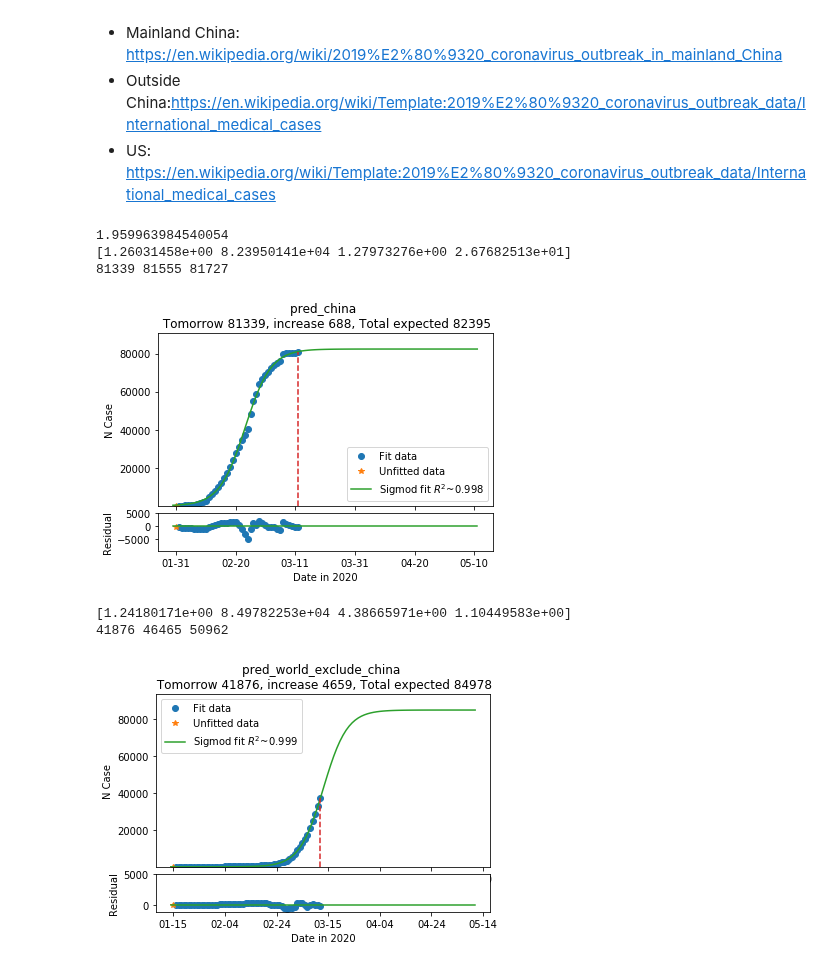
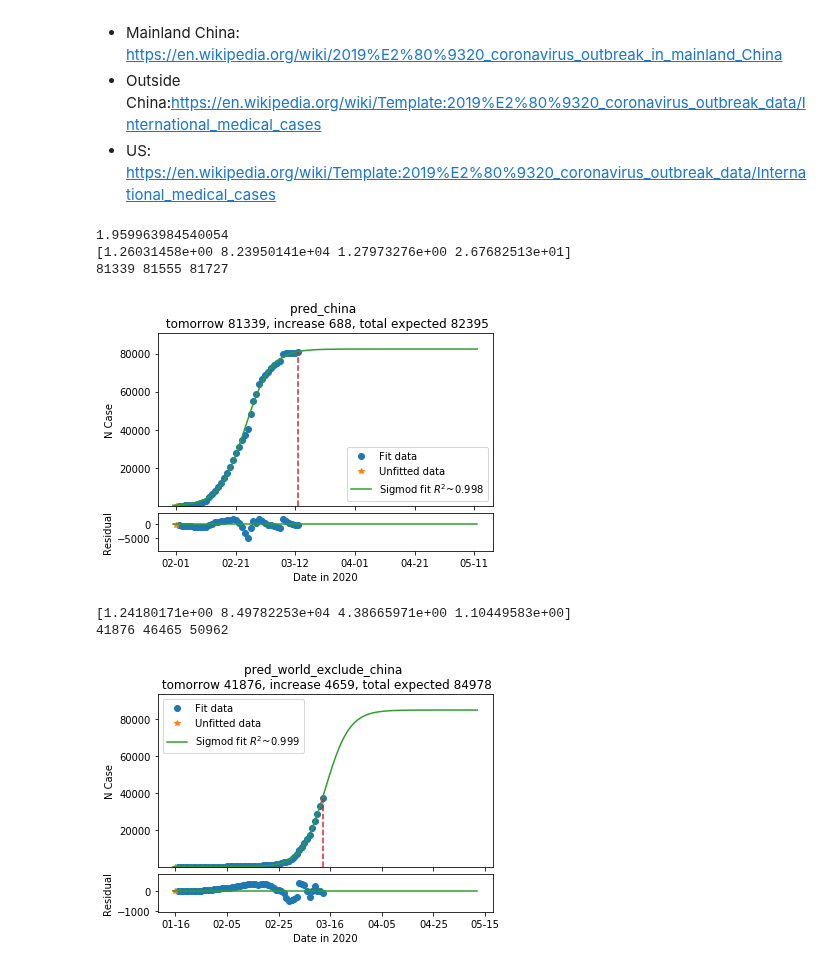
Before and after one commit to tongbaojia/vr_2020, a Jupyter notebook: Virus_study.ipynb, the cells around one changed output. Drawn from its saved outputs; the diff is of its cells as text; code cells hidden in the pictures.

```diff
--- a/Virus_study.ipynb
+++ b/Virus_study.ipynb
@@ -33,7 +33,7 @@ df_us = df_us.fillna(0)
 # df_china["Cases"] = df_china["Cases"].apply(lambda x: int(x.replace(",", "")))
 # df_china.to_csv("Data/China_20200307.csv", index=False)
 # %%
-tmr_date = date.today() + timedelta(days=1)
+tmr_date = date.today() # + timedelta(days=1)
 # %%
 # Define confidence interval.
 ci = 0.95
@@ -95,47 +95,47 @@ def prediction(dates, total, my_func, name="sigmoid"):
     ax1.plot(x_prev_data, y_prev_data, '*', label='Unfitted data')
     ax1.plot(x, y, label=r'Sigmod fit $R^2$~{}'.format(round(R2, 3)))
     ax1.plot([len(total) - starting_index, len(total) - starting_index], [0, ydata[-1]], '--')
-    ax1.set_title("{} \n Tomorrow {}, increase {}, Total expected {}".format(name, pred, pred - total[-1], total_expected))
+    ax1.set_title("{} \n tomorrow {}, increase {}, total expected {}".format(name, pred, pred - total[-1], total_expected))
     ax1.set_ylim(1, total_expected * 1.1)
     ax1.legend(loc='best')
     # ax1.set_xticks([])
     # ax1.set_xlabel('Date')
     ax1.set_ylabel('N Case')
 
     residuals = ydata - my_func(xdata, *popt)
     prev_residuals = y_prev_data - my_func(x_prev_data, *popt)
     ax2.plot(xdata, residuals, 'o', label='residuals')
     ax2.plot(x_prev_data, prev_residuals, '*', label='prev residuals')
     ax2.plot(x, np.zeros(len(x)))
-    ax2.set_ylim(min(residuals) * 2, 5000)
+    ax2.set_ylim(min(residuals) * 2, max(residuals) * 2)
     ax2.set_xlabel('Date in 2020')
     ax2.set_ylabel('Residual')
     x_ticks = ax2.get_xticks()
     # print(x_ticks)
     current_day = len(total) - starting_index
     # correct time difference
     current_date = date.today() + timedelta(days=1)
     date_ticks = []
     for x_tick in x_ticks:
         date_ticks.append(current_date + timedelta(days=x_tick - current_day))
     date_ticks = [i.strftime('%m-%d') for i in date_ticks]
     # print(date_ticks)
     plt.savefig('Plots/{}_{}.png'.format(tmr_date, name), dpi=300)
     ax2.set_xticklabels(date_ticks)
     plt.show()
 
 prediction(df_china["Date"], df_china["Cases"], sigmoid, "pred_china")
 # %% [output]
 1.959963984540054
 [1.26031458e+00 8.23950141e+04 1.27973276e+00 2.67682513e+01]
 81339 81555 81727
-[figure, old version]
+[figure, new version]
 # %%
 prediction(df_world["Date"], df_world["Cases"], sigmoid, "pred_world_exclude_china")
 # %% [output]
 [1.24180171e+00 8.49782253e+04 4.38665971e+00 1.10449583e+00]
 41876 46465 50962
-[figure, old version]
+[figure, new version]
 # %%
 df_us_selected = df_us[df_us['Date'] > '2020-02-21']
 df_us_selected["Cases"] = df_us_selected["Cases"] - df_us_selected["Cases"].values[0]
```
Also changed, not shown: parts of 1 cell of this notebook, 3 other files.
